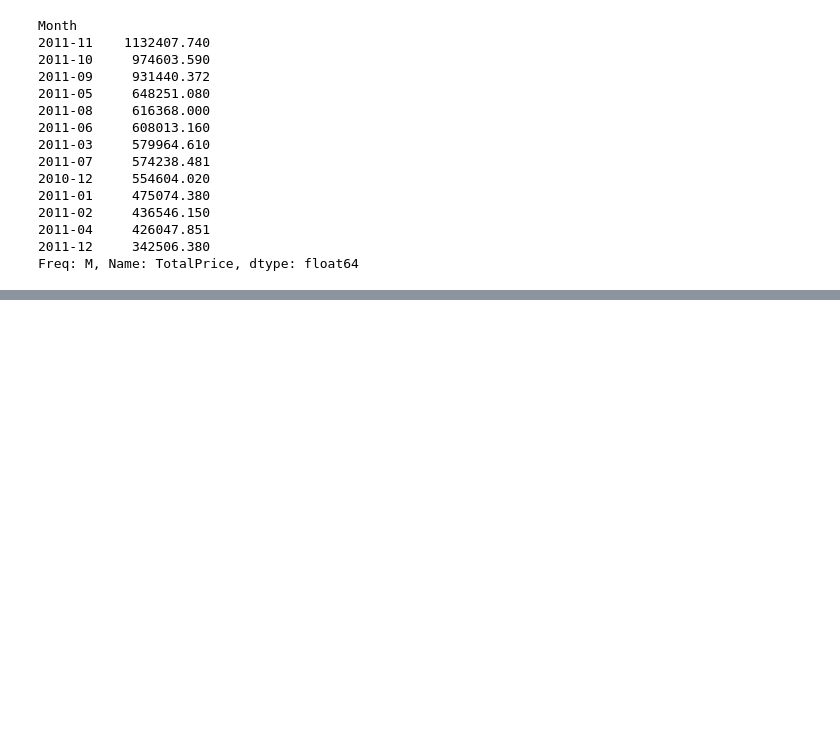
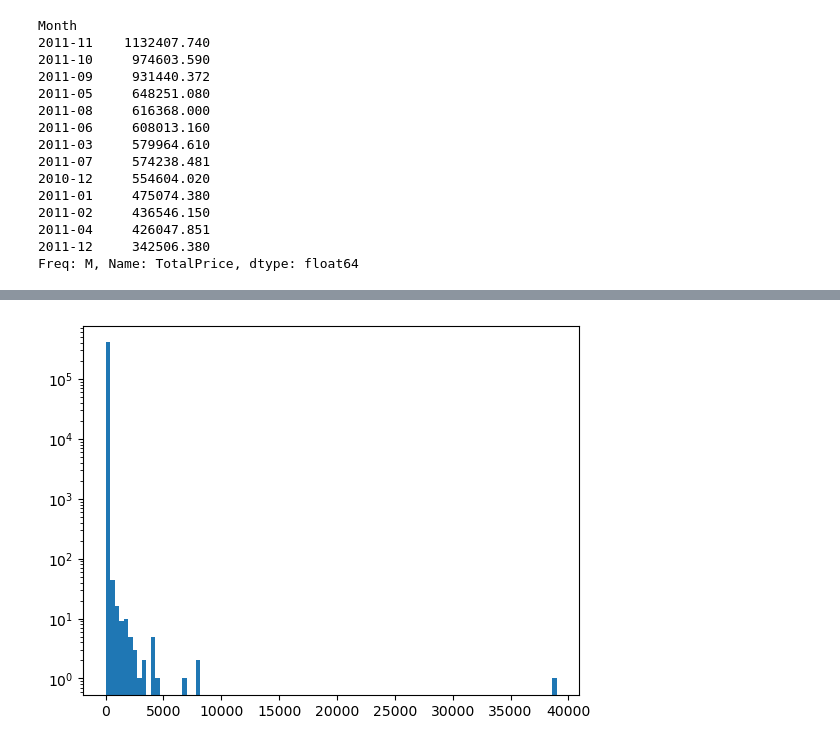
Before and after one commit to Ayush080-bct/E-commerce-Data-Analysis, a Jupyter notebook: notebook/02_exploratory_analysis.ipynb, the cells around one changed output, grey strips where cells are left out. Cells and saved outputs as stored; diff of their text form; code cells hidden in the pictures; blank space fills up the shorter version.

```diff
--- a/notebook/02_exploratory_analysis.ipynb
+++ b/notebook/02_exploratory_analysis.ipynb
@@ -358,0 +412,6 @@ Freq: M, Name: TotalPrice, dtype: float64
+# %%
+plt.hist(df["UnitPrice"], bins=100)
+plt.yscale("log")
+plt.show()
+# %% [output]
+[figure, added]
```
Also changed, not shown: parts of 36 cells of this notebook, 3 other files.
